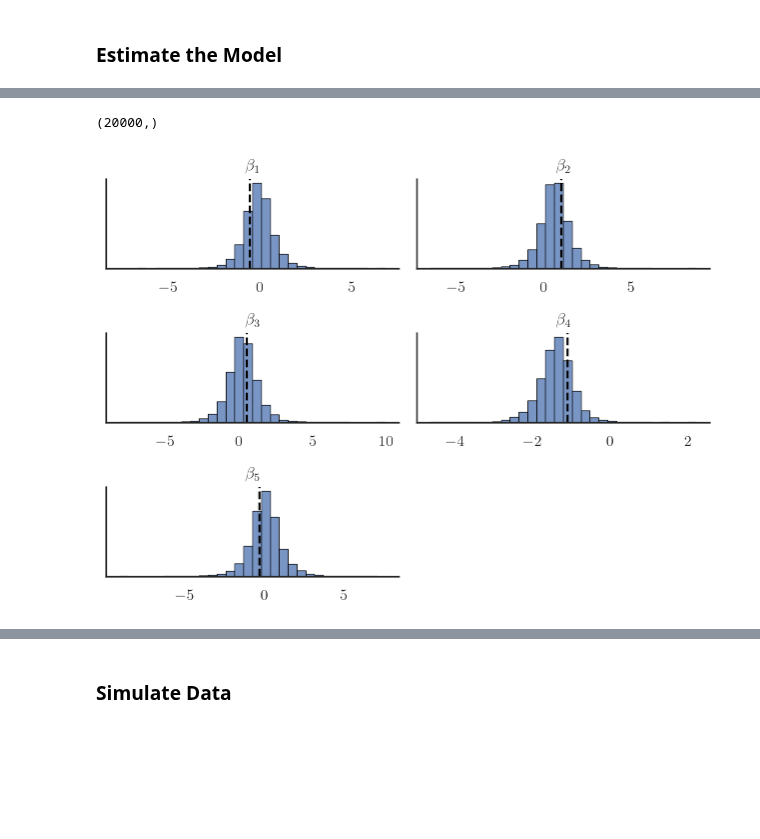
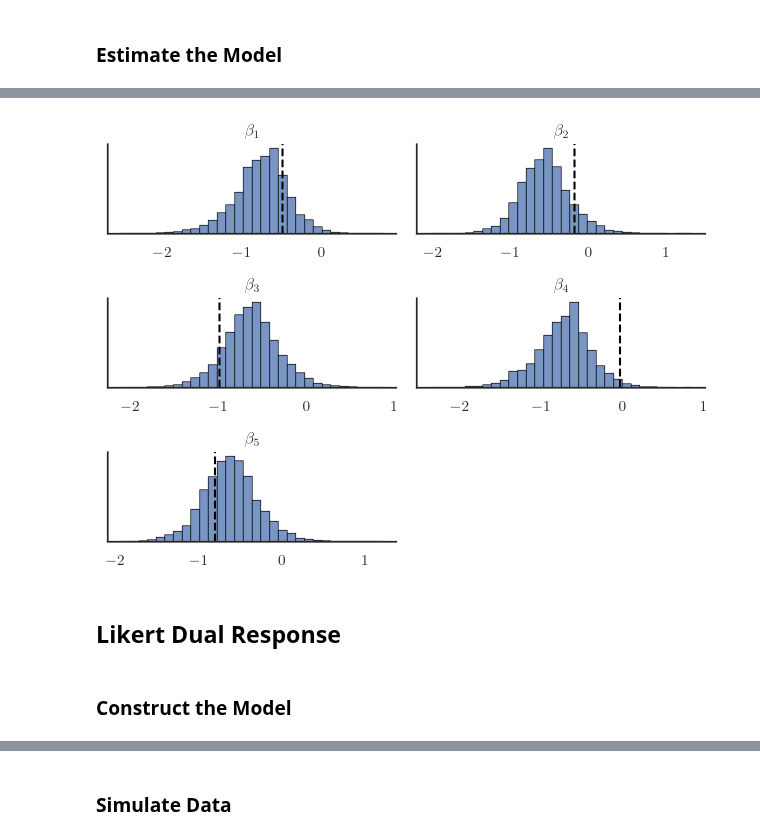
Before and after one commit to dyavorsky/likert_dualresponse, a Jupyter notebook: notebooks/likert_dualresponse.ipynb, the cells around one changed output, grey strips where cells are left out. Saved outputs shown, nothing was run; the diff lists cells and outputs as text; code cells hidden in the pictures; blank space fills up the shorter version.

```diff
--- a/notebooks/likert_dualresponse.ipynb
+++ b/notebooks/likert_dualresponse.ipynb
@@ -170,7 +247,6 @@ plt.show()
 ### Estimate the Model
 # %%
 observed_good = df["t"]
-observed_bin = df["w"]
 
 N = params["N"]
 M = params["M"]
@@ -181,9 +257,9 @@ W = params["W"]
 # W = len(np.unique(observed_bin))
 
 
-coords = {
+coords_1 = {
     "products": [f"product_{i}" for i in range(J + 1)],
-    "i_factors": [f"if_{i}" for i in range(N)],
+    "i_factors": [f"if_{i}" for i in range(M)],
     "p_factors": [f"pf_{i}" for i in range(K)],
     "obs": range(N),
 }
@@ -213,14 +302,20 @@ pm.model_to_graphviz(model_1)
 [drawing not drawn]
 # %%
 with model_1:
-    idata_m1 = pm.sample_prior_predictive()
-    idata_m1.extend(
-        pm.sample(
-            5000,
-            nuts_sampler="numpyro",
-            idata_kwargs={"log_likelihood": True},
-            random_seed=100,
-        )
+    # idata_m1 = pm.sample_prior_predictive()
+    # idata_m1.extend(
+    #     pm.sample(
+    #         5000,
+    #         nuts_sampler="numpyro",
+    #         idata_kwargs={"log_likelihood": True},
+    #         random_seed=100,
+    #     )
+    # )
+    # idata_m1.extend(pm.sample_posterior_predictive(idata_m1))
+    idata_m1 = pm.sample(
+        5000,
+        nuts_sampler="numpyro",
+        idata_kwargs={"log_likelihood": True},
+        random_seed=100,
     )
-    idata_m1.extend(pm.sample_posterior_predictive(idata_m1))
 # %% [output]
@@ -241,28 +334,28 @@ az.summary(idata_m1, var_names=["beta_pf"])
 # %%
 post = az.extract(idata_m1)
-# %%
-post["beta_pf"][0, :].shape
-# %% [output]
-(20000,)
 # %%
 fig, axs = plt.subplots(3, 2)
 
 for i in range(6):
     plt.sca(axs.flatten()[i])
     if i >= K:
         plt.gca().axis("off")
         continue
     sns.histplot(
         post["beta_pf"][i, :],
         bins=30,
         ec="black",
     )
-    plt.axvline(df["latent_β_prod"][0, i], linestyle="dashed", color="black")
+    plt.axvline(df["latent_β_prod"][i], linestyle="dashed", color="black")
     plt.title(rf"$\beta_{i+1}$")
     plt.ylabel(None)
     plt.yticks([])
 
 plt.tight_layout()
 plt.show()
 # %% [output]
-[figure, old version]
+[figure, new version]
+# %% [markdown]
+## Likert Dual Response
+# %% [markdown]
+### Construct the Model
```
Also changed, not shown: parts of 42 cells of this notebook.
